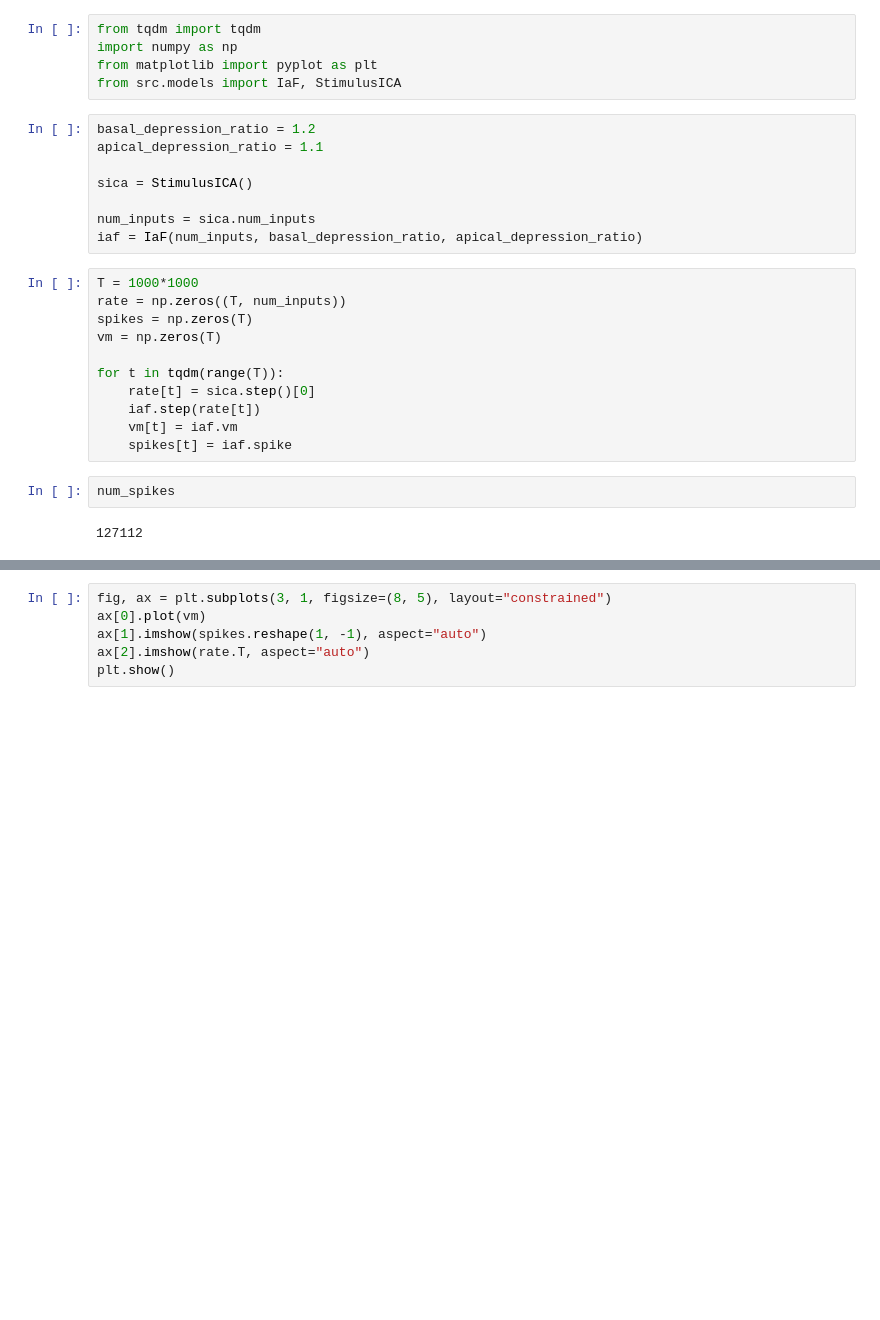
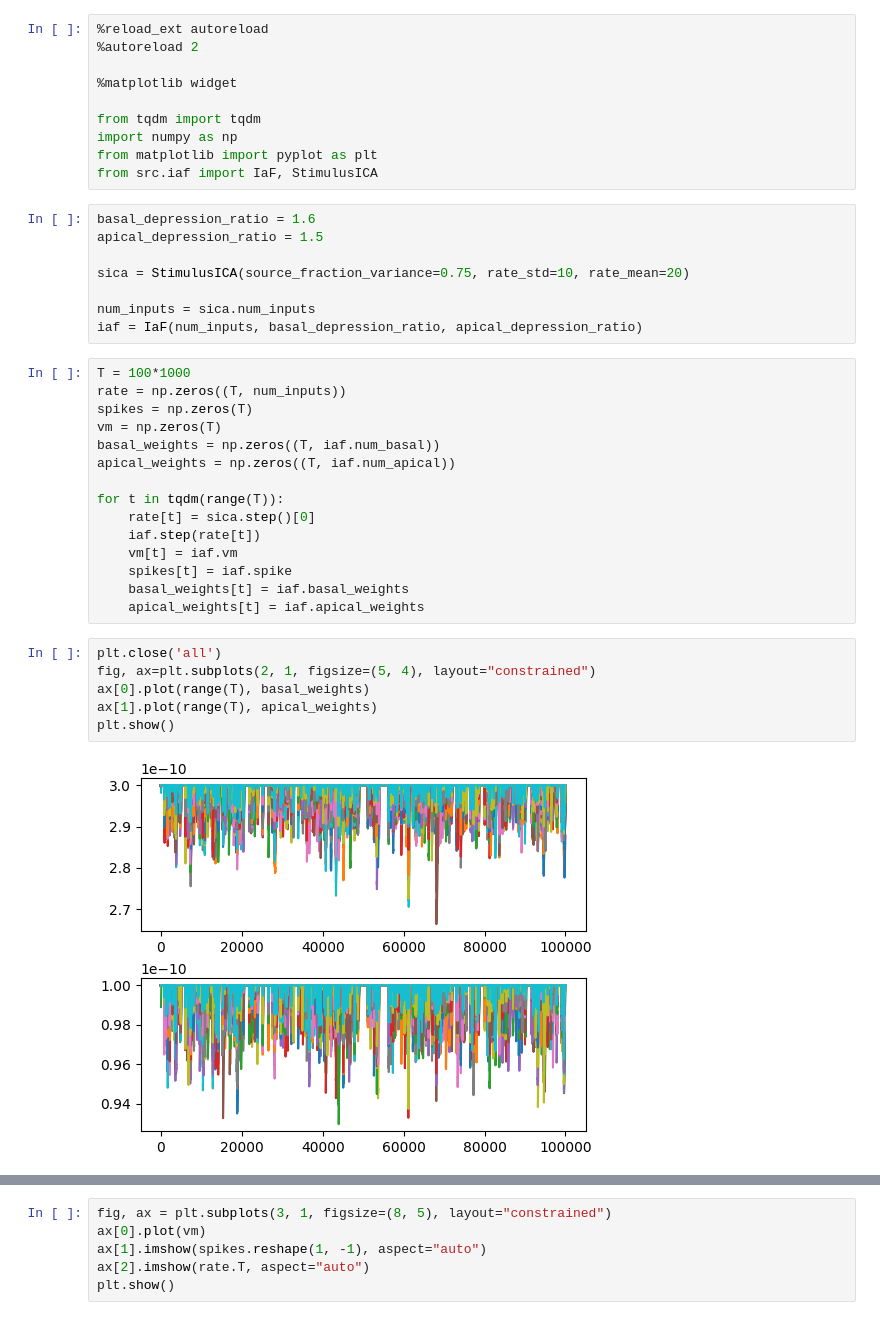
Before and after one commit to landoskape/plasticity-modeling, a Jupyter notebook: workspace.ipynb, the cells around one changed output, grey strips where cells are left out. Saved outputs shown, nothing was run; the diff lists cells and outputs as text; blank space fills up the shorter version.

```diff
--- a/workspace.ipynb
+++ b/workspace.ipynb
@@ -1,31 +1,44 @@
 # %%
+%reload_ext autoreload
+%autoreload 2
+
+%matplotlib widget
+
 from tqdm import tqdm
 import numpy as np
 from matplotlib import pyplot as plt
-from src.models import IaF, StimulusICA
+from src.iaf import IaF, StimulusICA
 # %%
-basal_depression_ratio = 1.2
-apical_depression_ratio = 1.1
+basal_depression_ratio = 1.6
+apical_depression_ratio = 1.5
 
-sica = StimulusICA()
+sica = StimulusICA(source_fraction_variance=0.75, rate_std=10, rate_mean=20)
 
 num_inputs = sica.num_inputs
 iaf = IaF(num_inputs, basal_depression_ratio, apical_depression_ratio)
 # %%
-T = 1000*1000
+T = 100*1000
 rate = np.zeros((T, num_inputs))
 spikes = np.zeros(T)
 vm = np.zeros(T)
+basal_weights = np.zeros((T, iaf.num_basal))
+apical_weights = np.zeros((T, iaf.num_apical))
 
 for t in tqdm(range(T)):
     rate[t] = sica.step()[0]
     iaf.step(rate[t])
     vm[t] = iaf.vm
     spikes[t] = iaf.spike
+    basal_weights[t] = iaf.basal_weights
+    apical_weights[t] = iaf.apical_weights
-# %%
-num_spikes
-# %% [output]
-127112
+# %%
+plt.close('all')
+fig, ax=plt.subplots(2, 1, figsize=(5, 4), layout="constrained")
+ax[0].plot(range(T), basal_weights)
+ax[1].plot(range(T), apical_weights)
+plt.show()
+# %% [output]
+[figure, added]
 # %%
 num_before = 20
 num_after = 10
```
Also changed, not shown: parts of 1 cell of this notebook, 6 other files.
